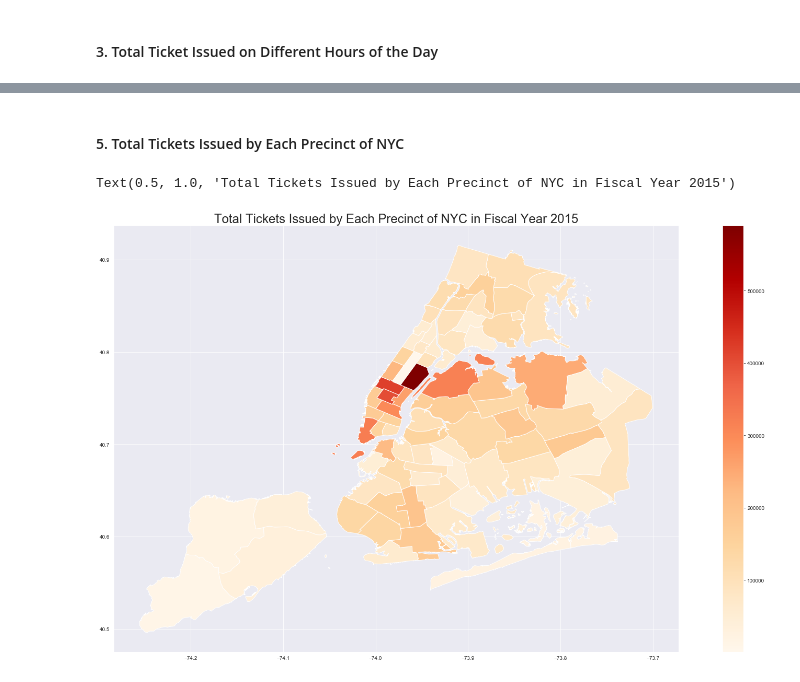
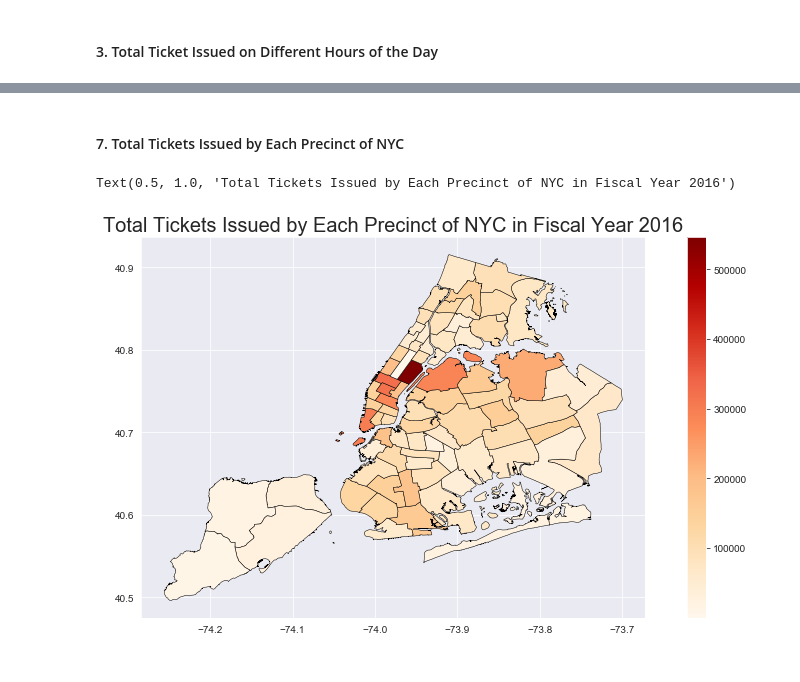
Before and after one commit to siuyik11/NYC_parking_ticket_analysis, a Jupyter notebook: NYC_parking_ticket_analysis.ipynb, the cells around one changed output, grey strips where cells are left out. Saved outputs shown, nothing was run; the diff lists cells and outputs as text; code cells hidden in the pictures.

```diff
--- a/NYC_parking_ticket_analysis.ipynb
+++ b/NYC_parking_ticket_analysis.ipynb
@@ -76,4 +82,5 @@ axes[0].set_title('Distribution of the Traffic Tickets Issued on Each Weekday')
 sns.violinplot(ax = axes[1], x = "Month", y = "Total Tickets", data = Date_Total, height = 5, width = 0.9, aspect = 13/5, order = ["January", "February", "March", "April", "May", "June", "July","August","September","October","November","December"], scale = "count", inner = None, color = "0.95")
 sns.swarmplot(ax = axes[1], x = "Month", y = "Total Tickets", data = Date_Total, order = ["January", "February", "March", "April", "May", "June", "July","August","September","October","November","December"], size = 6.5)
 axes[1].set_title('Distribution of the Traffic Tickets Issued on Each Month')
+sns.set_style('darkgrid')
 # %% [output]
@@ -171,7 +185,7 @@ fig, ax = plt.subplots(1,1, figsize = (25,25))
 VCode_PT_TotalTX_all = VCode_PT_TotalTX.pivot(index='Violation Code', columns='Plate Type', values='Total Tickets')
 VCode_PT_TotalTX_all = VCode_PT_TotalTX_all.fillna(0)
 sns.heatmap(ax = ax, data = VCode_PT_TotalTX_all, cmap = "cividis")
-ax.set_title("Total Tickets Issued for Each Plate Type and Violation Code of Fiscal Year " + str(year) ,fontsize = 24)
+ax.set_title("Total Tickets Issued for Each Plate Type and Violation Code of Fiscal Year " + str(year) ,fontsize = 20)
 ax.set_xlabel("Plate Type", fontsize = 20)
 ax.set_ylabel("Violation Code", fontsize = 20)
 # %% [output]
@@ -180,12 +194,12 @@ Text(205.0, 0.5, 'Violation Code')
 # %%
 #individual violation code
-v_code = input("Enter the violation code (1-99): ")
-selected_df = VCode_PT_TotalTX.loc[VCode_PT_TotalTX['Violation Code'] == int(v_code)]
-fig, ax = plt.subplots(1,1, figsize = (20,5))
-sns.set_style("darkgrid")
-sns.barplot(x = 'Plate Type', y = 'Total Tickets', data = selected_df)
-ax.set_title("Total Tickets Issued over Plate Types for Violation Code " + str(v_code) ,fontsize = 24)
-ax.set_xlabel("Plate Type", fontsize = 20)
-ax.set_ylabel("Violation Code", fontsize = 20)
-ax = ax.set_xticklabels(selected_df['Plate Type'], rotation=90, ha = 'center')
+for i in [21,36,38]:
+    selected_df = VCode_PT_TotalTX.loc[VCode_PT_TotalTX['Violation Code'] == i]
+    fig, ax = plt.subplots(1,1, figsize = (25,7))
+    sns.set_style("darkgrid")
+    sns.barplot(x = 'Plate Type', y = 'Total Tickets', data = selected_df)
+    ax.set_title("Total Tickets Issued over Plate Types for Violation Code " + str(i) ,fontsize = 20)
+    ax.set_xlabel("Plate Type", fontsize = 20)
+    ax.set_ylabel("Violation Code", fontsize = 20)
+    ax = ax.set_xticklabels(selected_df['Plate Type'], rotation=90, ha = 'center')
 # %% [output]
@@ -193,0 +211,15 @@ Enter the violation code (1-99): 10
+# %%
+for i in [21,36,38]:
+    PAS_hour_data = raw_data[['Violation Time', 'Summons Number', 'Violation Code', 'Plate Type']]
+    PAS_hour_data = PAS_hour_data.loc[PAS_hour_data['Plate Type'] == 'PAS']
+    PAS_hour_data = PAS_hour_data.loc[PAS_hour_data['Violation Code'] == i]
+    PAS_hour_data = PAS_hour_data.groupby('Violation Time', as_index = False).count()
+    PAS_hour_data = PAS_hour_data.loc[PAS_hour_data['Summons Number'] > 10] #I found this is a very effective way to filter all invalid data entries since they are all infrequent events.
+    PAS_hour_data = PAS_hour_data.rename(columns = {'Summons Number' : 'Total Tickets'})
+    PAS_hour_data['Cleaned Violation Time'] = PAS_hour_data['Violation Time'].apply(cleanViolationTime)
+    PAS_hour_data['Cleaned Violation Time'] = PAS_hour_data['Cleaned Violation Time'].astype('timedelta64[m]')
+    PAS_hour_data = PAS_hour_data.groupby('Cleaned Violation Time').sum()
+    PAS_hour_data.index = PAS_hour_data.index.map(str)
+    PAS_hour_data=PAS_hour_data[['Total Tickets']]
+    fig2 = PAS_hour_data.plot(figsize = (22,3), grid = True, kind = 'area', alpha = 0.5)
+    sns.set_style('darkgrid')
@@ -194,27 +230,27 @@ Enter the violation code (1-99): 10
 # %% [markdown]
-#### 5. Total Tickets Issued by Each Precinct of NYC
+#### 7. Total Tickets Issued by Each Precinct of NYC
 # %%
 Date_Precinct_TotalTX = raw_data[['Issue Date','Violation Precinct','Summons Number']]
 #Group data based on issue date and precinct
 Date_Precinct_TotalTX = Date_Precinct_TotalTX.groupby(['Issue Date','Violation Precinct'], as_index = False).count()
 Date_Precinct_TotalTX['Issue Date'] = pd.to_datetime(Date_Precinct_TotalTX['Issue Date'])
 Date_Precinct_TotalTX = Date_Precinct_TotalTX.set_index('Issue Date')
 #locate data within the approporiate fiscal year range
 Date_Precinct_TotalTX = Date_Precinct_TotalTX[start_date:end_date]
 #Group data base on precinct
 Precinct_TotalTX = Date_Precinct_TotalTX.groupby('Violation Precinct').sum()
 #remove invalid precinct entries
 Precinct_TotalTX = Precinct_TotalTX[1:124]
 Precinct_TotalTX = Precinct_TotalTX.drop([2,3,4,8,11,12,15,16,21,27,29,31,35,36,37,38,39,51,53,54,55,56,57,58,59,64,65,74,80,82,85,86,87,89,91,92,93,95,96,97,98,99,116,117,118,119])
 
 #Precinct Heat Map
 map_path = "./precinct_map/geo_export_1ac7dc26-ca74-4ae0-8bef-28d6099c5e96.shp"
 data = gpd.read_file(map_path)
 data = data.set_index('precinct')
 data = pd.concat([data,Precinct_TotalTX], axis = 1)
-fig, ax = plt.subplots(1, 1, figsize = (30,15))
-data.plot(column='Summons Number', legend=True, ax = ax, cmap = 'OrRd')
-ax.set_title("Total Tickets Issued by Each Precinct of NYC in Fiscal Year " + str(year), Fontsize = 24)
+fig, ax = plt.subplots(1, 1, figsize = (15,7))
+data.plot(column='Summons Number', legend=True, ax = ax, cmap = 'OrRd',linewidth = 0.5, edgecolor = 'k')
+ax.set_title("Total Tickets Issued by Each Precinct of NYC in Fiscal Year " + str(year), Fontsize = 20)
 # %% [output]
-Text(0.5, 1.0, 'Total Tickets Issued by Each Precinct of NYC in Fiscal Year 2015')
+Text(0.5, 1.0, 'Total Tickets Issued by Each Precinct of NYC in Fiscal Year 2016')
-[figure, old version]
+[figure, new version]
```
Also changed, not shown: parts of 17 cells of this notebook.
